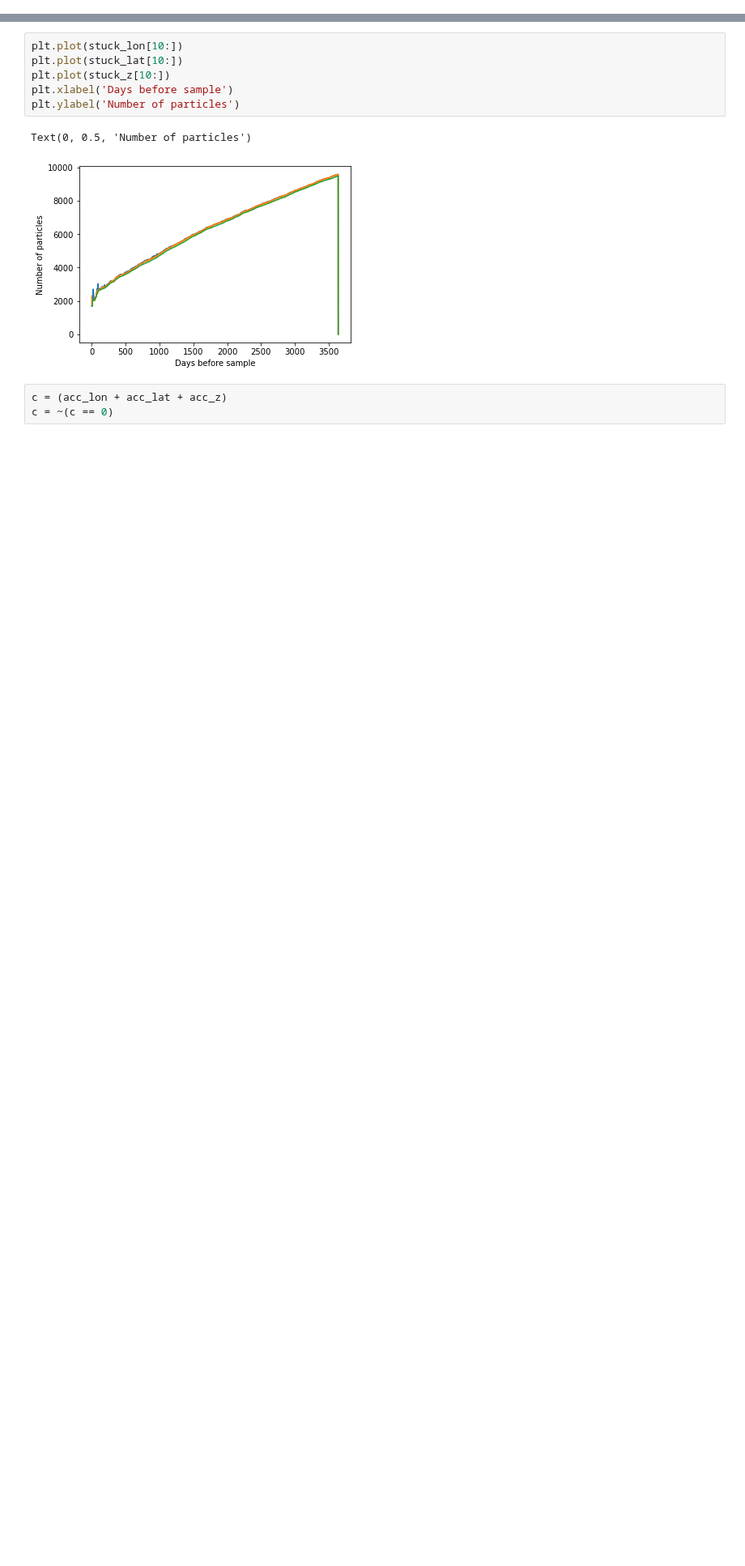
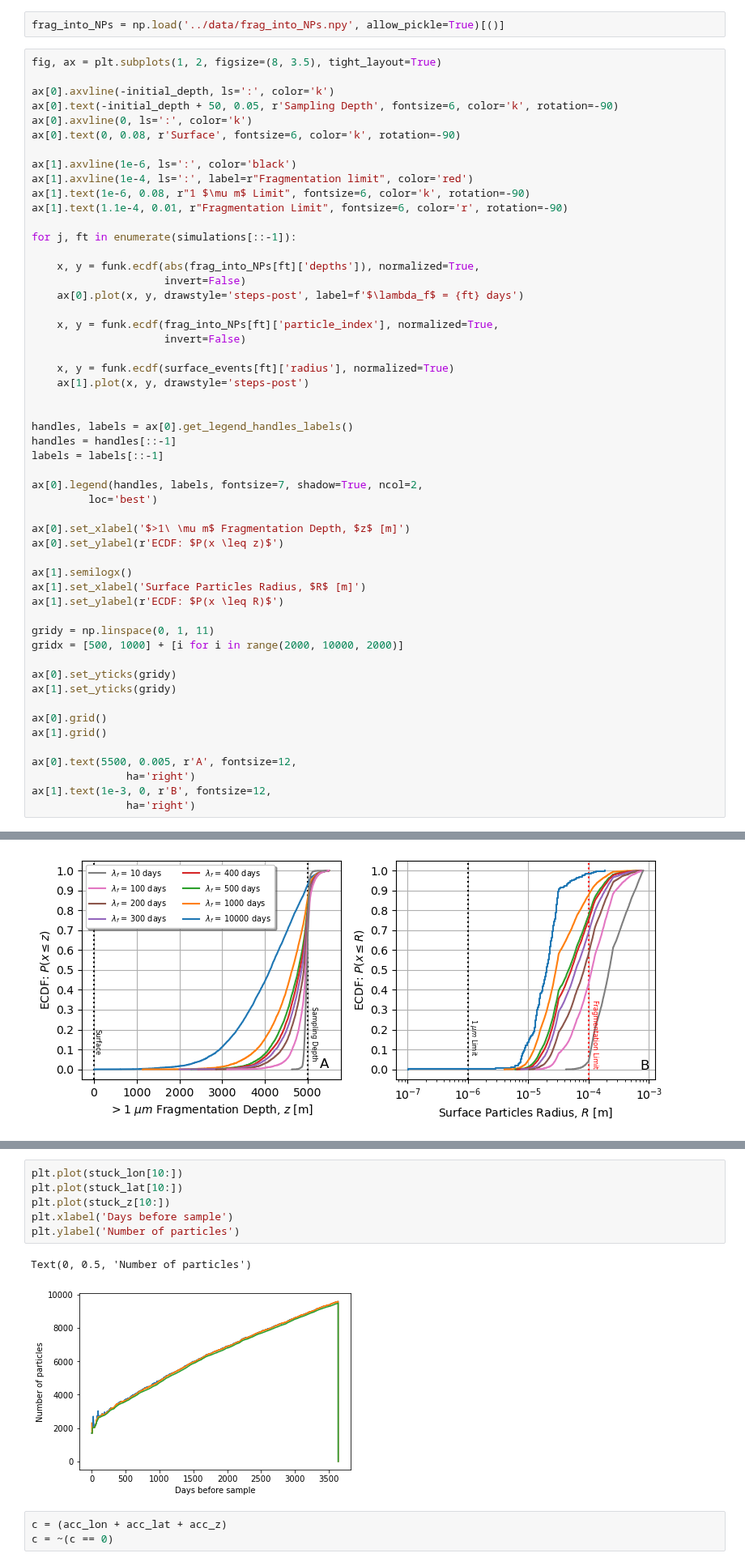
Before and after one commit to OceanParcels/Backtracking_Abyssal_Nanoplastics, a Jupyter notebook: python/Land_particles_problem.ipynb, the cells around one changed output, grey strips where cells are left out. Shown at 81% size. Saved outputs shown, nothing was run; the diff lists cells and outputs as text; blank space fills up the shorter version.

```diff
--- a/python/Land_particles_problem.ipynb
+++ b/python/Land_particles_problem.ipynb
@@ -280,0 +213,56 @@ for t in range(time_dim-1):
+# %%
+frag_into_NPs = np.load('../data/frag_into_NPs.npy', allow_pickle=True)[()]
+# %%
+fig, ax = plt.subplots(1, 2, figsize=(8, 3.5), tight_layout=True)
+
+ax[0].axvline(-initial_depth, ls=':', color='k')
+ax[0].text(-initial_depth + 50, 0.05, r'Sampling Depth', fontsize=6, color='k', rotation=-90)
+ax[0].axvline(0, ls=':', color='k')
+ax[0].text(0, 0.08, r'Surface', fontsize=6, color='k', rotation=-90)
+
+ax[1].axvline(1e-6, ls=':', color='black')
+ax[1].axvline(1e-4, ls=':', label=r"Fragmentation limit", color='red')
+ax[1].text(1e-6, 0.08, r"1 $\mu m$ Limit", fontsize=6, color='k', rotation=-90)
+ax[1].text(1.1e-4, 0.01, r"Fragmentation Limit", fontsize=6, color='r', rotation=-90)
+
+for j, ft in enumerate(simulations[::-1]):
+
+    x, y = funk.ecdf(abs(frag_into_NPs[ft]['depths']), normalized=True,
+                     invert=False)
+    ax[0].plot(x, y, drawstyle='steps-post', label=f'$\lambda_f$ = {ft} days')
+
+    x, y = funk.ecdf(frag_into_NPs[ft]['particle_index'], normalized=True,
+                     invert=False)
+
+    x, y = funk.ecdf(surface_events[ft]['radius'], normalized=True)
+    ax[1].plot(x, y, drawstyle='steps-post')
+
+
+handles, labels = ax[0].get_legend_handles_labels()
+handles = handles[::-1]
+labels = labels[::-1]
+
+ax[0].legend(handles, labels, fontsize=7, shadow=True, ncol=2,
+         loc='best')
+
+ax[0].set_xlabel('$>1\ \mu m$ Fragmentation Depth, $z$ [m]')
+ax[0].set_ylabel(r'ECDF: $P(x \leq z)$')
+
+ax[1].semilogx()
+ax[1].set_xlabel('Surface Particles Radius, $R$ [m]')
+ax[1].set_ylabel(r'ECDF: $P(x \leq R)$')
+
+gridy = np.linspace(0, 1, 11)
+gridx = [500, 1000] + [i for i in range(2000, 10000, 2000)]
+
+ax[0].set_yticks(gridy)
+ax[1].set_yticks(gridy)
+
+ax[0].grid()
+ax[1].grid()
+
+ax[0].text(5500, 0.005, r'A', fontsize=12,
+               ha='right')
+ax[1].text(1e-3, 0, r'B', fontsize=12,
+               ha='right')
+# %% [output]
@@ -280,0 +270 @@ for t in range(time_dim-1):
+[figure, added]
```
Also changed, not shown: parts of 22 cells of this notebook, 6 other files.
